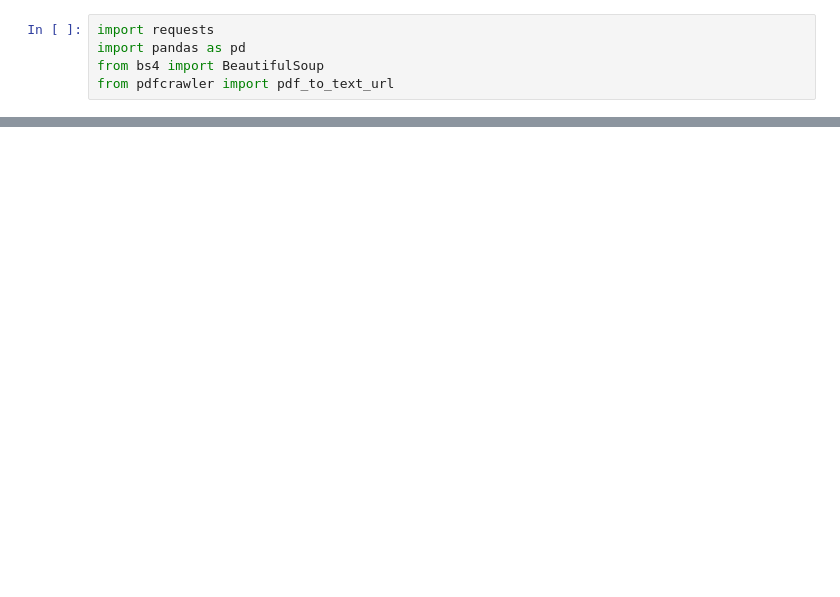
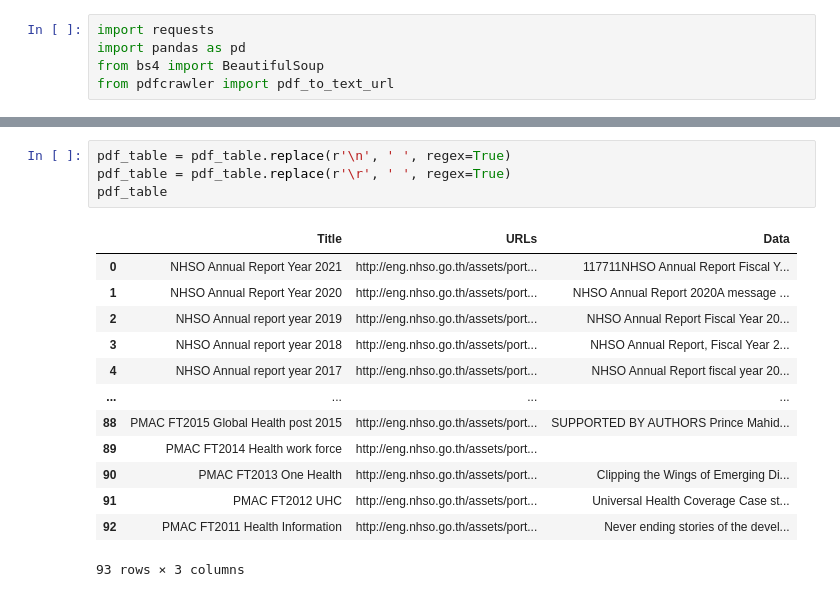
Before and after one commit to nhso/eng-nsho-scraping, a Jupyter notebook: สปสช_scraping.ipynb, the cells around one changed output, grey strips where cells are left out. Saved outputs shown, nothing was run; the diff lists cells and outputs as text; blank space fills up the shorter version.

```diff
--- a/สปสช_scraping.ipynb
+++ b/สปสช_scraping.ipynb
@@ -101 +140,19 @@ pdf_table
+# %%
+pdf_table = pdf_table.replace(r'\n', ' ', regex=True)
+pdf_table = pdf_table.replace(r'\r', ' ', regex=True)
+pdf_table
+# %% [output]
+|  | Title | URLs | Data |
+| 0 | NHSO Annual Report Year 2021 | http://eng.nhso.go.th/assets/port... | 117711NHSO Annual Report Fiscal Y... |
+| 1 | NHSO Annual Report Year 2020 | http://eng.nhso.go.th/assets/port... | NHSO Annual Report 2020A message ... |
+| 2 | NHSO Annual report year 2019 | http://eng.nhso.go.th/assets/port... | NHSO Annual Report Fiscal Year 20... |
+| 3 | NHSO Annual report year 2018 | http://eng.nhso.go.th/assets/port... | NHSO Annual Report, Fiscal Year 2... |
+| 4 | NHSO Annual report year 2017 | http://eng.nhso.go.th/assets/port... | NHSO Annual Report fiscal year 20... |
+| ... | ... | ... | ... |
+| 88 | PMAC FT2015 Global Health post 2015 | http://eng.nhso.go.th/assets/port... | SUPPORTED BY AUTHORS Prince Mahid... |
+| 89 | PMAC FT2014 Health work force | http://eng.nhso.go.th/assets/port... |  |
+| 90 | PMAC FT2013 One Health | http://eng.nhso.go.th/assets/port... | Clipping the Wings of Emerging Di... |
+| 91 | PMAC FT2012 UHC | http://eng.nhso.go.th/assets/port... | Universal Health Coverage Case st... |
+| 92 | PMAC FT2011 Health Information | http://eng.nhso.go.th/assets/port... | Never ending stories of the devel... |
+93 rows × 3 columns
 # %%
```
Also changed, not shown: parts of 10 cells of this notebook, 4 other files.
